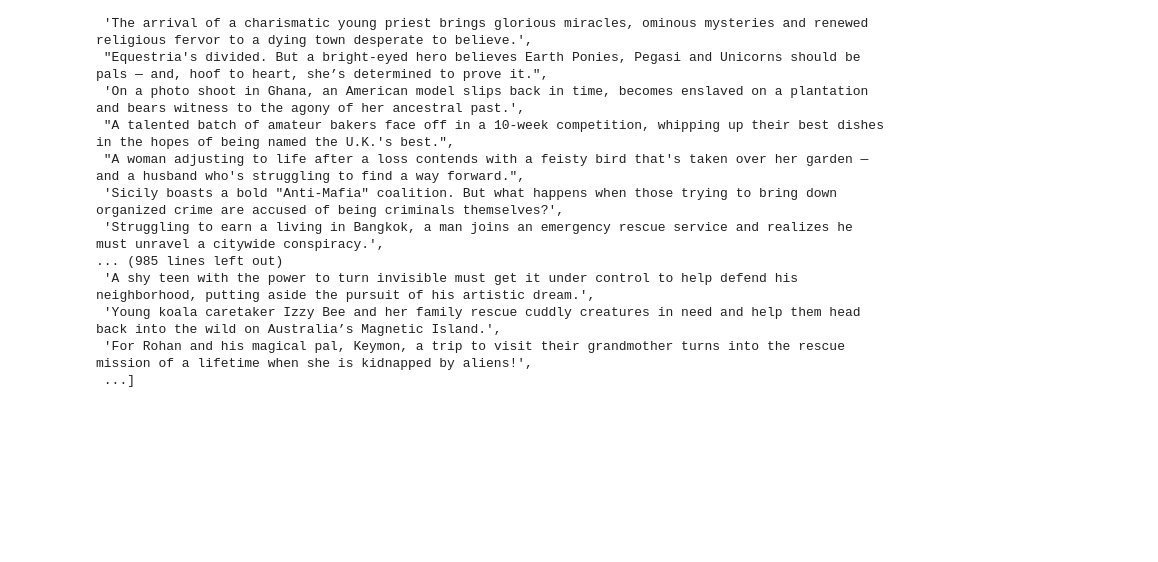
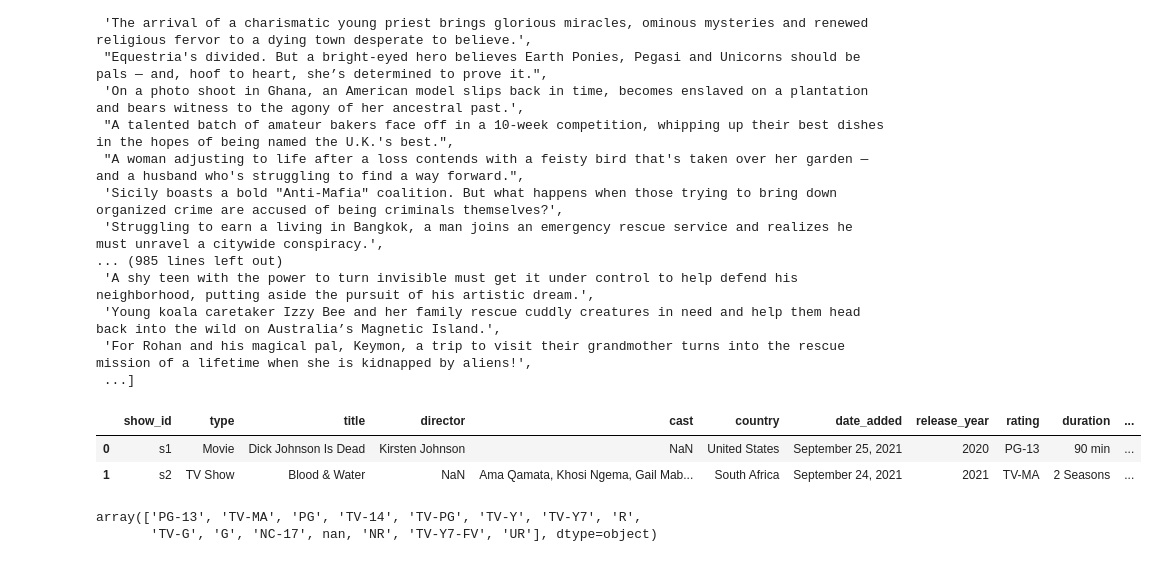
Before and after one commit to Adalab/DA-PROMO-B-MODULO-3-SPRINT-2-ANAIS-PAULA, a Jupyter notebook: Tableau.ipynb, the cells around one changed output. Drawn from its saved outputs; the diff is of its cells as text; code cells hidden in the pictures; blank space fills up the shorter version.

Commit message:
tableau

```diff
--- a/Tableau.ipynb
+++ b/Tableau.ipynb
@@ -227,3 +227,14 @@ list(df['description'].unique())
  'Young koala caretaker Izzy Bee and her family rescue cuddly creatures in need and help them head back into the wild on Australia’s Magnetic Island.',
  'For Rohan and his magical pal, Keymon, a trip to visit their grandmother turns into the rescue mission of a lifetime when she is kidnapped by aliens!',
  ...]
+# %%
+df.head(2)
+# %% [output]
+|  | show_id | type | title | director | cast | country | date_added | release_year | rating | duration | ... |
+| 0 | s1 | Movie | Dick Johnson Is Dead | Kirsten Johnson | NaN | United States | September 25, 2021 | 2020 | PG-13 | 90 min | ... |
+| 1 | s2 | TV Show | Blood & Water | NaN | Ama Qamata, Khosi Ngema, Gail Mab... | South Africa | September 24, 2021 | 2021 | TV-MA | 2 Seasons | ... |
+# %%
+df["rating"].unique()
+# %% [output]
+array(['PG-13', 'TV-MA', 'PG', 'TV-14', 'TV-PG', 'TV-Y', 'TV-Y7', 'R',
+       'TV-G', 'G', 'NC-17', nan, 'NR', 'TV-Y7-FV', 'UR'], dtype=object)
```
Also changed, not shown: parts of 21 cells of this notebook, 1 other file.
